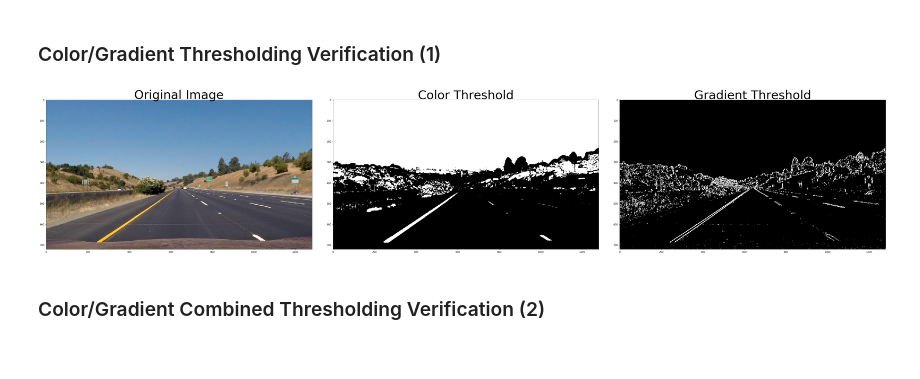
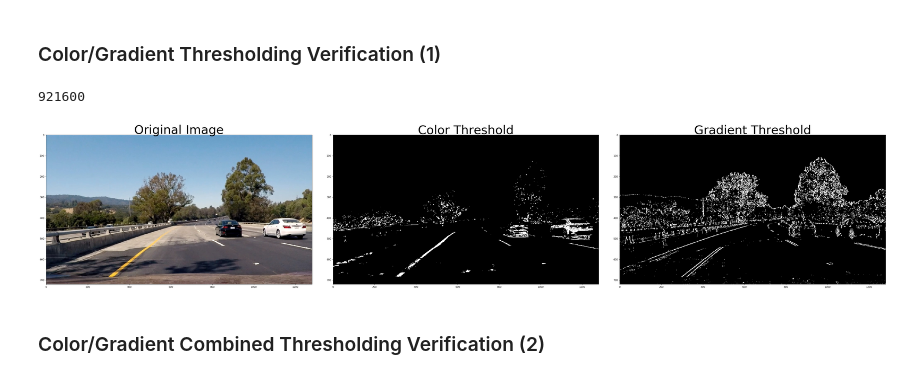
Before and after one commit to hdcloud/CarND-Advanced-Lane-Lines, a Jupyter notebook: P2.ipynb, the cells around one changed output. Saved outputs shown, nothing was run; the diff lists cells and outputs as text; code cells hidden in the pictures.

```diff
--- a/P2.ipynb
+++ b/P2.ipynb
@@ -156,26 +163,29 @@ def apply_lane_threshold(image):
 # %% [markdown]
 ### Color/Gradient Thresholding Verification (1)
 # %%
-image = mpimg.imread('test_images/straight_lines1.jpg')
+#image = mpimg.imread('test_images/straight_lines1.jpg')
+image = mpimg.imread('test_images/test4.jpg')
 
 # tune the threshold to try to match the above image!
-color_bin = apply_color_thresh(image, thresh=(80, 255))
+color_bin = apply_color_thresh(image, thresh=(170, 255))
+print(color_bin.size)
 
 gray = cv2.cvtColor(image, cv2.COLOR_RGB2GRAY)
 gradient_bin = apply_gradient_thresh(gray, orient='x', thresh_min=20, thresh_max=100)
 
 # Plot the result
 f, (ax1, ax2, ax3) = plt.subplots(1, 3, figsize=(24, 12))
 f.tight_layout()
 ax1.imshow(image)
 ax1.set_title('Original Image', fontsize=50)
 ax2.imshow(color_bin, cmap='gray')
 ax2.set_title('Color Threshold', fontsize=50)
 plt.subplots_adjust(left=0., right=1, top=0.9, bottom=0.)
 ax3.imshow(gradient_bin, cmap='gray')
 ax3.set_title('Gradient Threshold', fontsize=50)
 plt.subplots_adjust(left=0., right=2, top=0.9, bottom=0.)
 # %% [output]
+921600
-[figure, old version]
+[figure, new version]
 # %% [markdown]
 ### Color/Gradient Combined Thresholding Verification (2)
```
Also changed, not shown: parts of 14 cells of this notebook, 4 other files.
